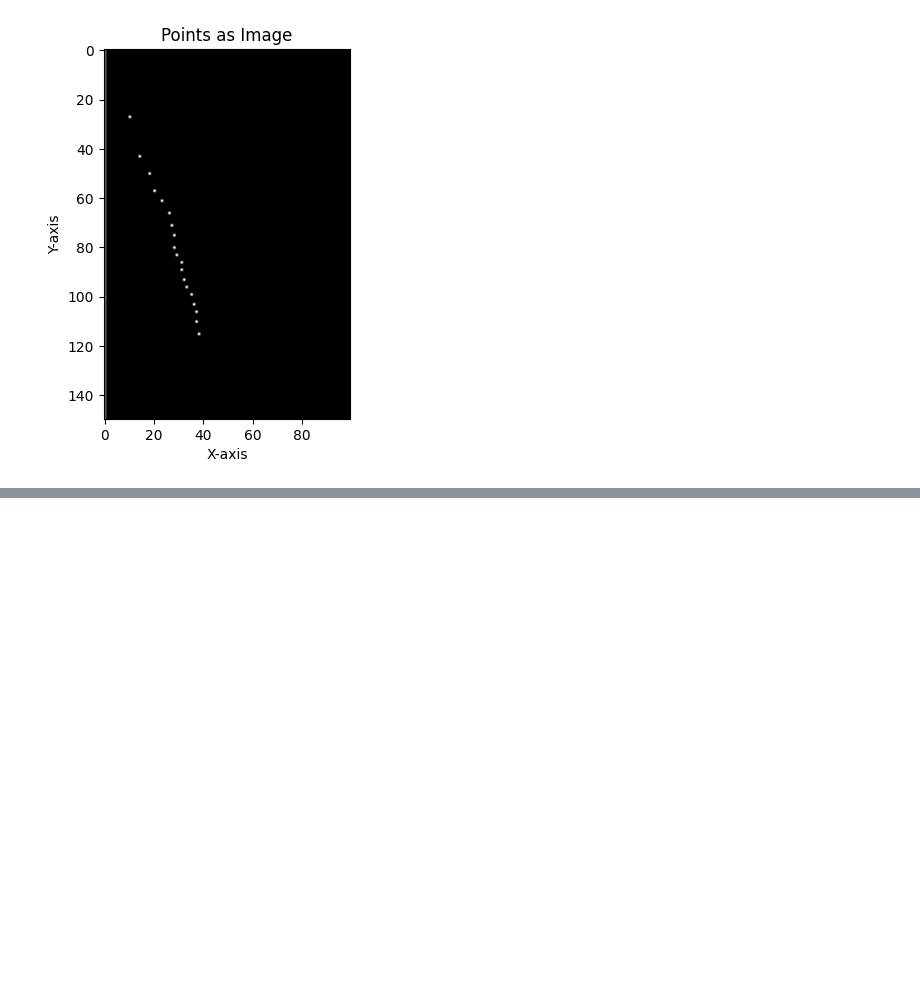
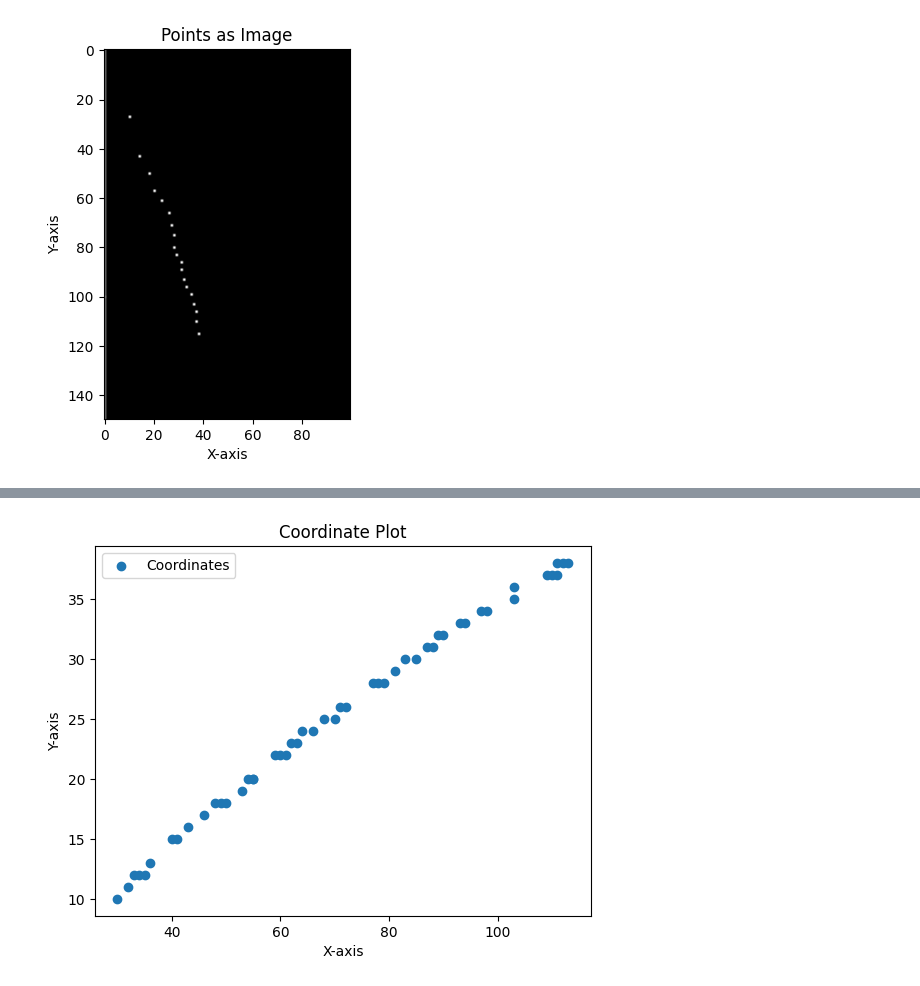
Before and after one commit to tjsos/pcl_proc, a Jupyter notebook: scripts/test.ipynb, the cells around one changed output, grey strips where cells are left out. Cells and saved outputs as stored; diff of their text form; code cells hidden in the pictures; blank space fills up the shorter version.

```diff
--- a/scripts/test.ipynb
+++ b/scripts/test.ipynb
@@ -261,0 +274,33 @@ array([[ 27,  10],
+# %%
+cordinates_list_model = list(zip(x_model, y_model))
+cordinates_list_model = [list(coord) for coord in cordinates_list_model]
+# %%
+def random_sample_coordinates(coordinates, sample_size):
+    """
+    Randomly sample a set number of points from a list of coordinates.
+
+    Parameters:
+    - coordinates: List of (x, y) tuples.
+    - sample_size: Number of points to randomly sample.
+
+    Returns:
+    - List of randomly sampled coordinates.
+    """
+    if sample_size > len(coordinates):
+        raise ValueError("Sample size exceeds the number of available coordinates.")
+
+ # Shuffle the coordinates to ensure randomness
+    random.shuffle(coordinates)
+
+    # Select the first `sample_size` elements
+    sampled_coordinates = coordinates[:sample_size]
+
+    # Round the coordinates
+    sampled_coordinates = [(round(x), round(y)) for x, y in sampled_coordinates]
+
+    return sampled_coordinates
+op = random_sample_coordinates(cordinates_list_model,50)
+# %%
+plot_cordinates(op)
+# %% [output]
+[figure, added]
```
Also changed, not shown: parts of 7 cells of this notebook, 1 other file.
